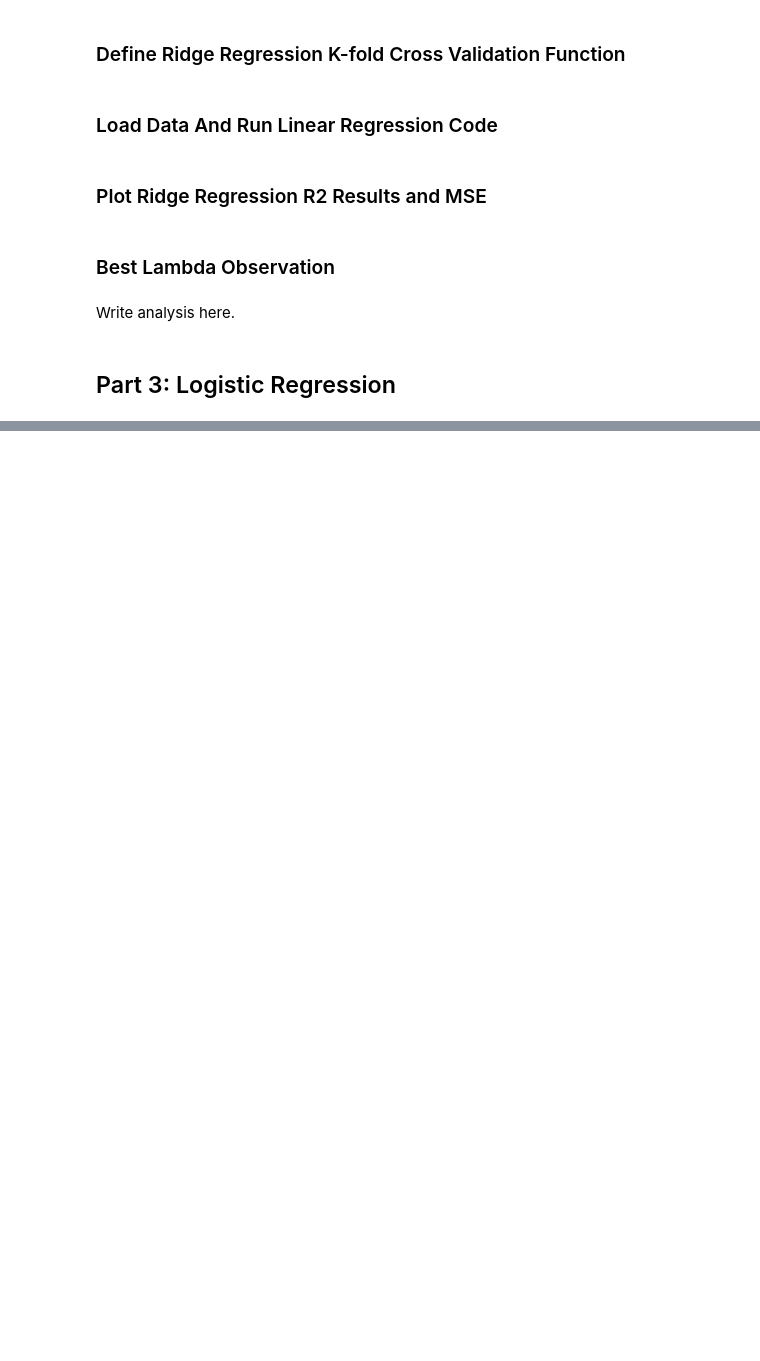
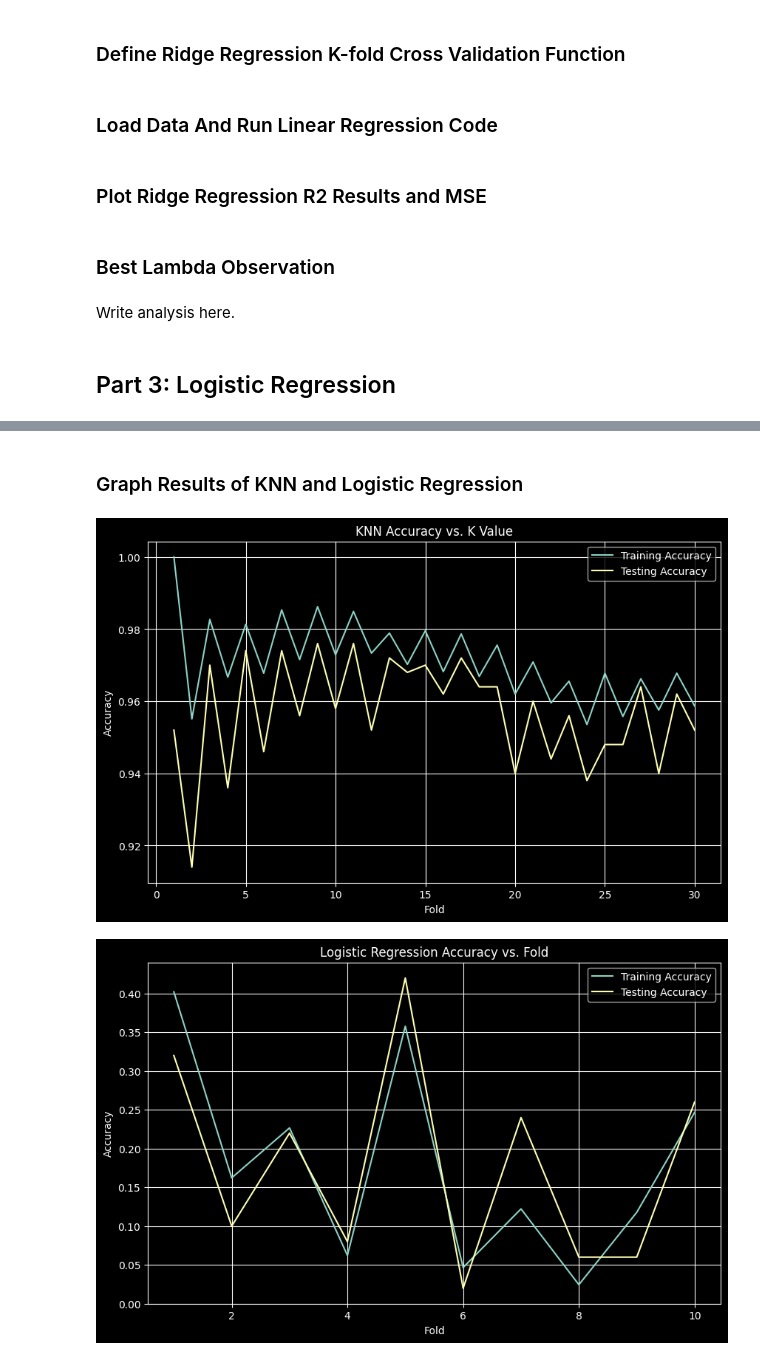
Before and after one commit to klukaszek/CIS4780-A1, a Jupyter notebook: Assignment 1.ipynb, the cells around one changed output, grey strips where cells are left out. Cells and saved outputs as stored; diff of their text form; code cells hidden in the pictures; blank space fills up the shorter version.

Commit message:
Implemented Part 3 and Part 4 of the assignment. Need to write analyses next.

```diff
--- a/Assignment 1.ipynb
+++ b/Assignment 1.ipynb
@@ -188,19 +232,16 @@ class ZScoreNormalizer:
 # %% [markdown]
 ### Define Ridge Regression K-fold Cross Validation Function
 # %%
-def lr_k_fold_cross_validation(X, y, model, criterion, optimizer, num_epochs=100, lambda_val=0.0, k_folds=5):
+def lr_k_fold_cross_validation(X, y, model, criterion, optimizer, num_epochs=100, lambda_val=0.0, n_folds=5):
     # Initialize lists to store accuracy scores for training and testing
     train_losses = []  # To store training losses for each fold
     test_losses = []   # To store testing losses for each fold
     r2_scores = []     # To store R2 scores for each fold
     mse_scores = []    # To store Mean Squared Error scores for each fold
 
-    # Define the number of folds for cross-validation (in this case it is 5 per the assignment)
-    num_folds = 5
-
     # Initialize K-fold cross-validation using sci-kit learn's KFold class
     # It is better to shuffle the data before splitting it into folds
-    kf = KFold(n_splits=num_folds, shuffle=True)
+    kf = KFold(n_splits=n_folds, shuffle=True)
 
     # Loop through different folds of the data
     for train_idx, test_idx in kf.split(X):
@@ -369,0 +419,13 @@ Write analysis here.
+# %%
+class LogisticRegressionModel(nn.Module):
+    def __init__(self, input_size):
+        super(LogisticRegressionModel, self).__init__()
+        # Define the linear layer followed by a sigmoid activation function since this is a logistic regression model
+        self.linear = nn.Linear(input_size, 1)
+        self.sigmoid = nn.Sigmoid()
+
+    def forward(self, x):
+        # Define the forward pass of the model
+        out = self.linear(x)
+        out = self.sigmoid(out)
+        return out
@@ -371,0 +809,49 @@ Write analysis here.
+# %% [markdown]
+### Graph Results of KNN and Logistic Regression
+# %%
+# Graph accuracy for KNN per K value
+plt.figure(figsize=(10, 6))
+plt.plot(k_values, knn_train_acc, label='Training Accuracy')
+plt.plot(k_values, knn_test_acc, label='Testing Accuracy')
+plt.title('KNN Accuracy vs. K Value')
+plt.xlabel('Fold')
+plt.ylabel('Accuracy')
+plt.legend()
+plt.grid(True)
+plt.show()
+
+# Graph accuracy for logistic regression per fold
+plt.figure(figsize=(10, 6))
+plt.plot(range(1, 11), lr_train_acc, label='Training Accuracy')
+plt.plot(range(1, 11), lr_test_acc, label='Testing Accuracy')
+plt.title('Logistic Regression Accuracy vs. Fold')
+plt.xlabel('Fold')
+plt.ylabel('Accuracy')
+plt.legend()
+plt.grid(True)
+plt.show()
+
+# Graph error rate for KNN per K value
+plt.figure(figsize=(10, 6))
+plt.plot(k_values, knn_train_err, label='Training Error Rate')
+plt.plot(k_values, knn_test_err, label='Testing Error Rate')
+plt.title('KNN Error Rate vs. K Value')
+plt.xlabel('Fold')
+plt.ylabel('Error Rate')
+plt.legend()
+plt.grid(True)
+plt.show()
+
+# Graph error rate for logistic regression per fold
+plt.figure(figsize=(10, 6))
+plt.plot(range(1, 11), lr_err_train, label='Training Error Rate')
+plt.plot(range(1, 11), lr_err_test, label='Testing Error Rate')
+plt.title('Logistic Regression Error Rate vs. Fold')
+plt.xlabel('Fold')
+plt.ylabel('Error Rate')
+plt.legend()
+plt.grid(True)
+plt.show()
+# %% [output]
+[figure, added]
+[figure, added]
```
Also changed, not shown: parts of 31 cells of this notebook.
